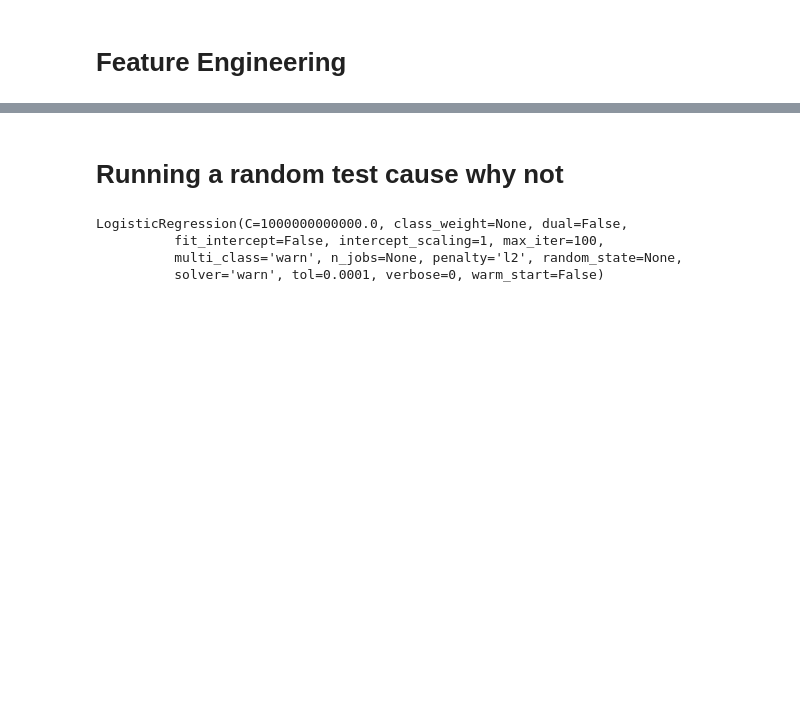
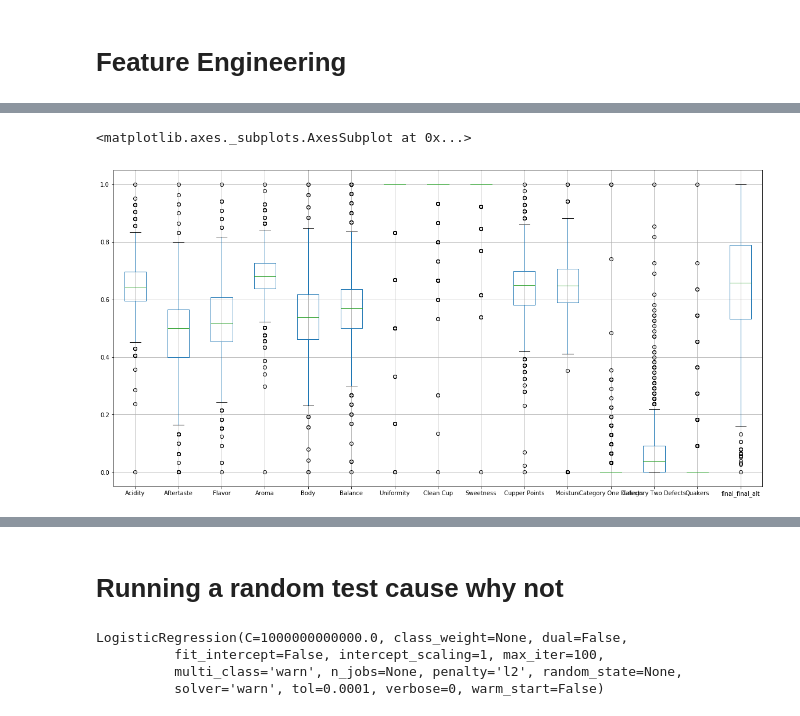
Before and after one commit to kahartman2/coffee_classification, a Jupyter notebook: Running_Models.ipynb, the cells around one changed output, grey strips where cells are left out. Drawn from its saved outputs; the diff is of its cells as text; code cells hidden in the pictures; blank space fills up the shorter version.

```diff
--- a/Running_Models.ipynb
+++ b/Running_Models.ipynb
@@ -94,0 +161,6 @@ df.head()
+# %%
+box_x = X[['Acidity', 'Aftertaste', 'Flavor', 'Aroma', 'Body', 'Balance', 'Uniformity', 'Clean Cup', 'Sweetness', 'Cupper Points', 'Moisture', 'Category One Defects', 'Category Two Defects', 'Quakers', 'final_final_alt']]
+box_x.boxplot(figsize=(20,10))
+# %% [output]
+<matplotlib.axes._subplots.AxesSubplot at 0x...>
+[figure, added]
```
Also changed, not shown: parts of 76 cells of this notebook, 2 other files.
